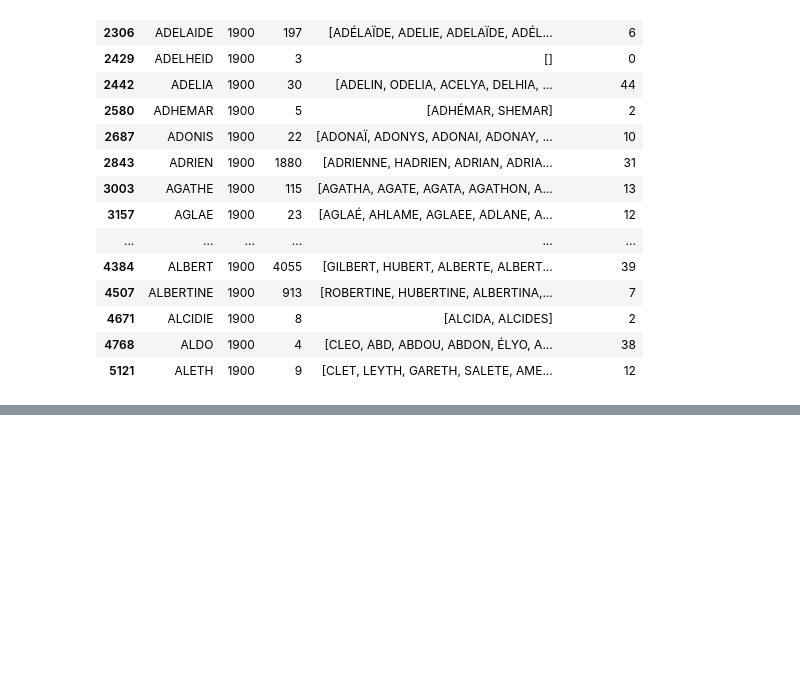
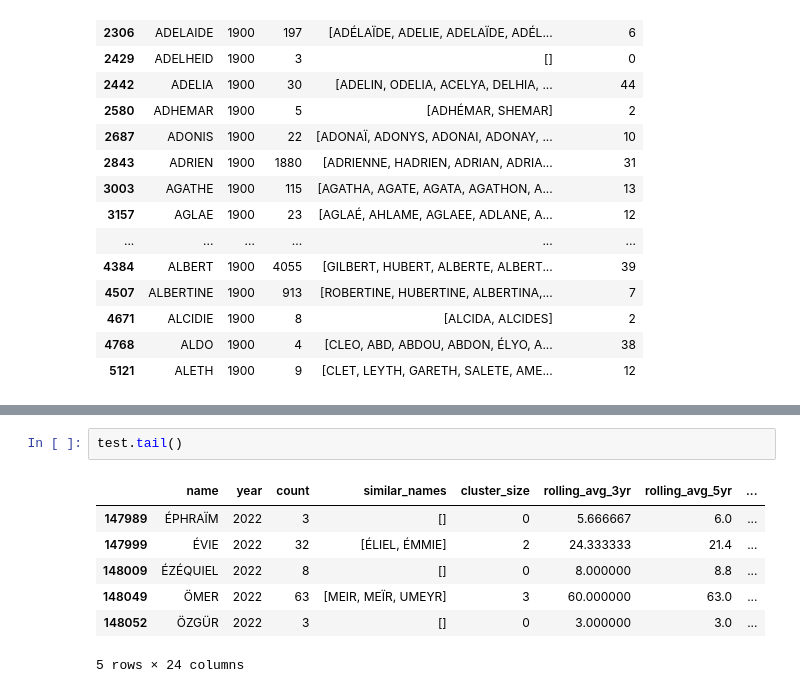
Before and after one commit to Beg1nner4ever/name_cluster, a Jupyter notebook: name_notebook_2.ipynb, the cells around one changed output, grey strips where cells are left out. Cells and saved outputs as stored; diff of their text form; blank space fills up the shorter version.

```diff
--- a/name_notebook_2.ipynb
+++ b/name_notebook_2.ipynb
@@ -232,0 +357,10 @@ cluster.head(20)
+# %%
+test.tail()
+# %% [output]
+|  | name | year | count | similar_names | cluster_size | rolling_avg_3yr | rolling_avg_5yr | ... |
+| 147989 | ÉPHRAÏM | 2022 | 3 | [] | 0 | 5.666667 | 6.0 | ... |
+| 147999 | ÉVIE | 2022 | 32 | [ÉLIEL, ÉMMIE] | 2 | 24.333333 | 21.4 | ... |
+| 148009 | ÉZÉQUIEL | 2022 | 8 | [] | 0 | 8.000000 | 8.8 | ... |
+| 148049 | ÖMER | 2022 | 63 | [MEIR, MEÏR, UMEYR] | 3 | 60.000000 | 63.0 | ... |
+| 148052 | ÖZGÜR | 2022 | 3 | [] | 0 | 3.000000 | 3.0 | ... |
+5 rows × 24 columns
```
Also changed, not shown: parts of 5 cells of this notebook.
